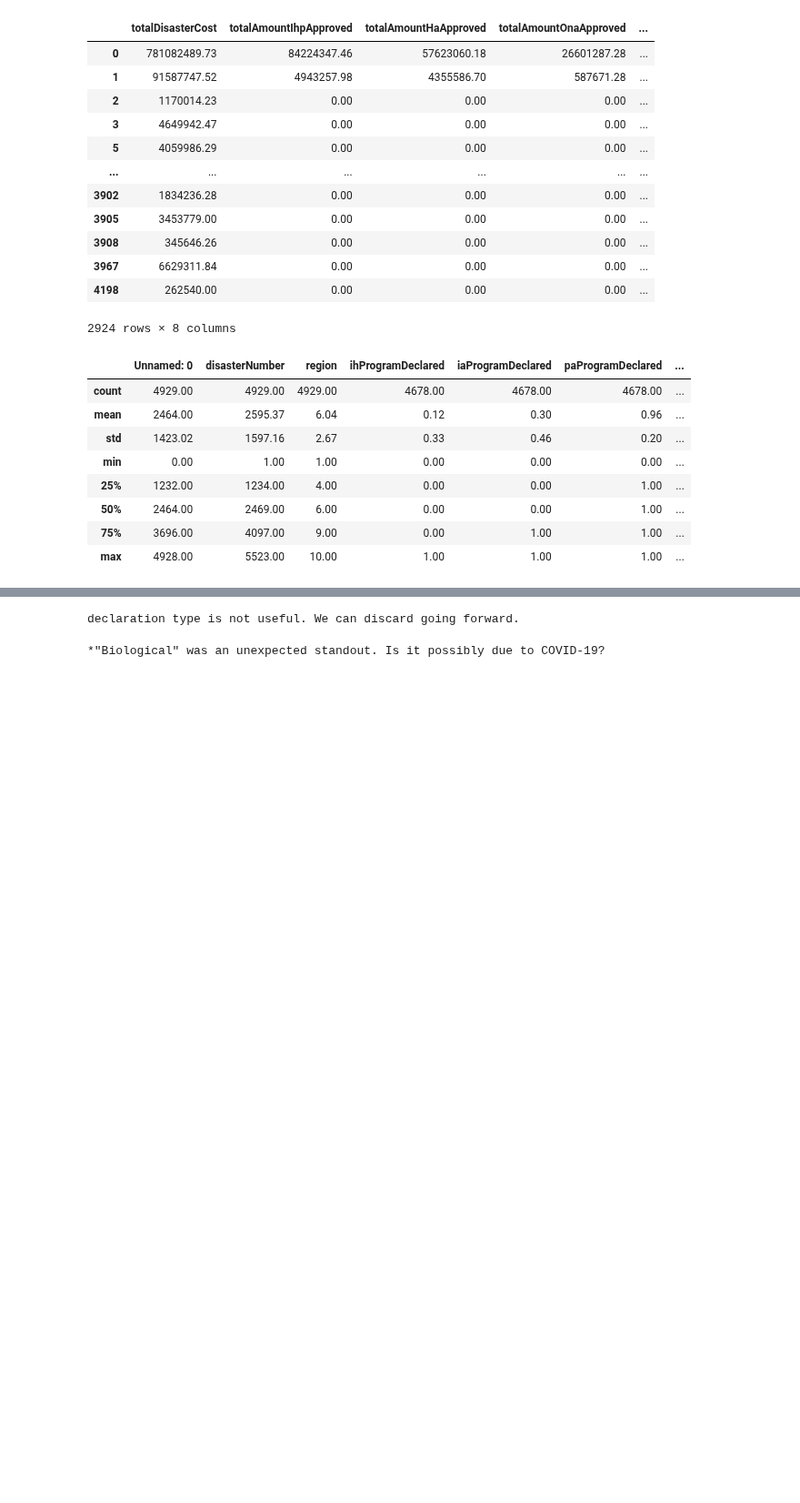
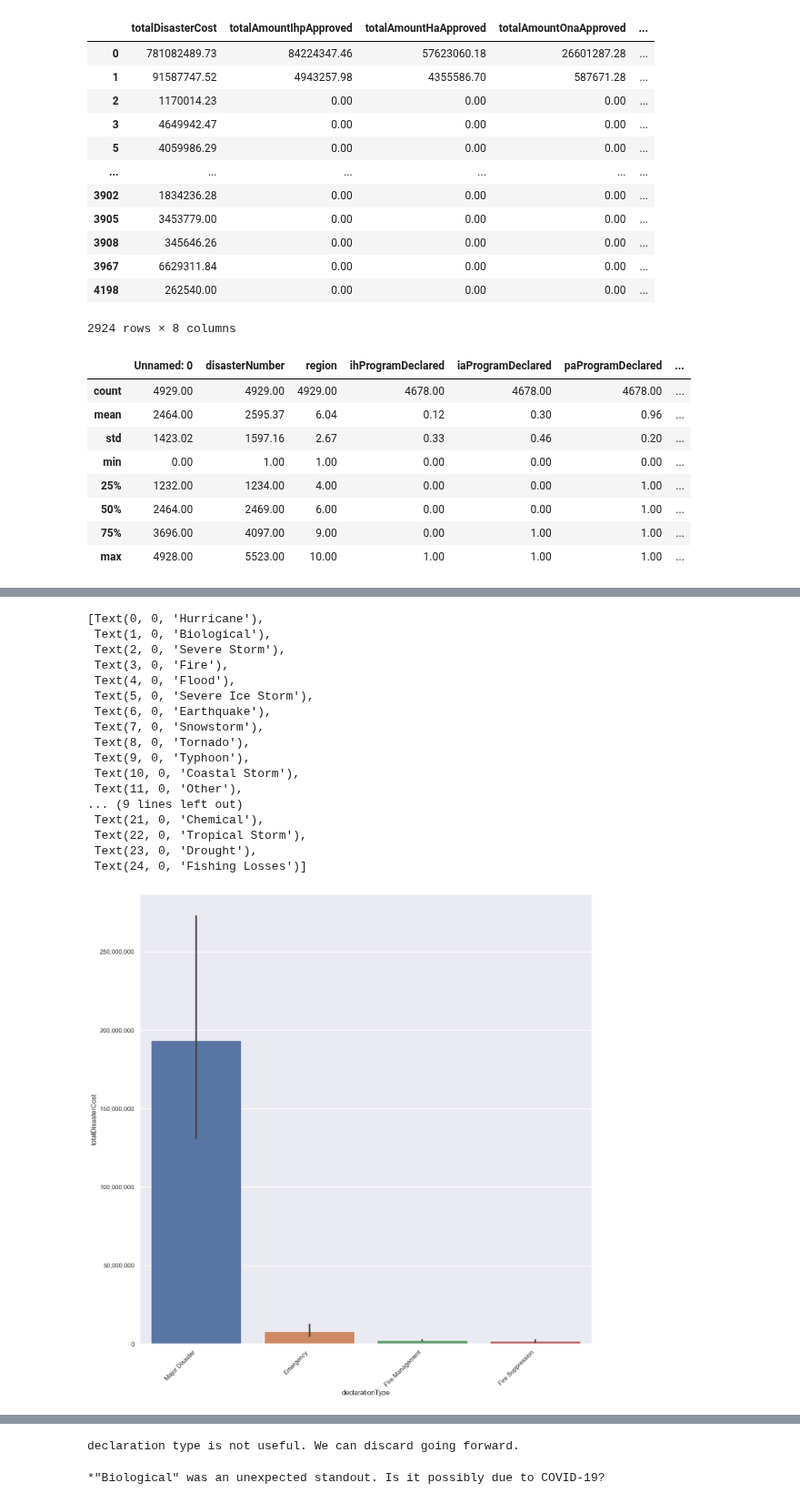
Before and after one commit to mdgarber/FEMADisasterCostForecasting, a Jupyter notebook: femadisastercostforecasting/notebooks/FEMA-EDA.ipynb, the cells around one changed output, grey strips where cells are left out. Shown at 91% size. Drawn from its saved outputs; the diff is of its cells as text; code cells hidden in the pictures; blank space fills up the shorter version.

```diff
--- a/femadisastercostforecasting/notebooks/FEMA-EDA.ipynb
+++ b/femadisastercostforecasting/notebooks/FEMA-EDA.ipynb
@@ -369,0 +354,50 @@ ax4.set_xticklabels(ax4.get_xticklabels(), rotation=45, ha="right")
+# %%
+#plot categories vs total cost
+pKind='bar' #“strip”, “swarm”, “box”, “violin”, “boxen”, “point”, “bar”, or “count”
+pHeight = 12
+#yLogScaled = np.log10(femaDataCleanV2['totalDisasterCost'] + 1)
+yLogScaled = 'totalDisasterCost'
+#fig, ax = plt.subplots(figsize=(18, 4))
+p1 = sns.catplot(data=femaDataCleanV2, x='declarationType', y=yLogScaled, height=pHeight, kind=pKind)
+p2 = sns.catplot(data=femaRegionSumDF, x='region', y=yLogScaled, height=pHeight, kind=pKind)
+p3 = sns.catplot(data=femaStateSumDF, x='stateCode', y=yLogScaled, height=pHeight, kind=pKind)
+p4 = sns.catplot(data=femaIncTypeSumDF, x='incidentType', y=yLogScaled, height=pHeight, kind=pKind)
+
+# Define formatter for number format - x,xxx,xxx,xxx
+formatter = ticker.FuncFormatter(lambda x, pos: f'{x:,.0f}')
+
+ax1 = p1.axes.flat[0]
+ax2 = p2.axes.flat[0]
+ax3 = p3.axes.flat[0]
+ax4 = p4.axes.flat[0]
+
+# Apply the formatter to the y-axis
+ax1.yaxis.set_major_formatter(formatter)
+ax2.yaxis.set_major_formatter(formatter)
+ax3.yaxis.set_major_formatter(formatter)
+ax4.yaxis.set_major_formatter(formatter)
+
+# Rotate X-Axis Labels Diagonally
+ax1.set_xticklabels(ax1.get_xticklabels(), rotation=45, ha="right")
+#ax2.set_xticklabels(ax2.get_xticklabels(), rotation=45, ha="right") # diagonal not needed for region column
+ax3.set_xticklabels(ax3.get_xticklabels(), rotation=45, ha="right")
+ax4.set_xticklabels(ax4.get_xticklabels(), rotation=45, ha="right")
+# %% [output]
+[Text(0, 0, 'Hurricane'),
+ Text(1, 0, 'Biological'),
+ Text(2, 0, 'Severe Storm'),
+ Text(3, 0, 'Fire'),
+ Text(4, 0, 'Flood'),
+ Text(5, 0, 'Severe Ice Storm'),
+ Text(6, 0, 'Earthquake'),
+ Text(7, 0, 'Snowstorm'),
+ Text(8, 0, 'Tornado'),
+ Text(9, 0, 'Typhoon'),
+ Text(10, 0, 'Coastal Storm'),
+ Text(11, 0, 'Other'),
+... (9 lines left out)
+ Text(21, 0, 'Chemical'),
+ Text(22, 0, 'Tropical Storm'),
+ Text(23, 0, 'Drought'),
+ Text(24, 0, 'Fishing Losses')]
+[figure, added]
```
Also changed, not shown: parts of 10 cells of this notebook, 2 other files.
